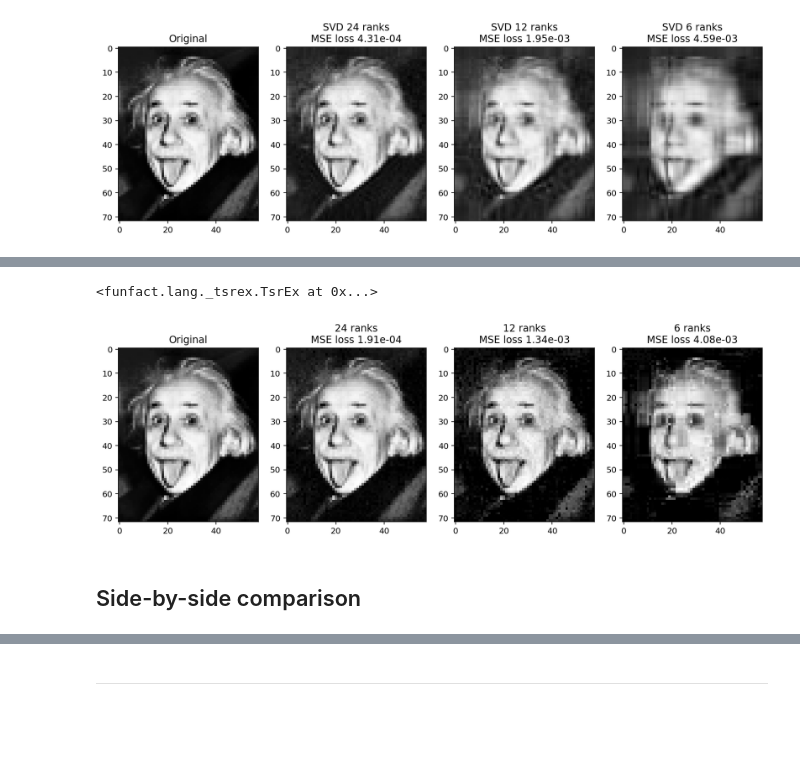
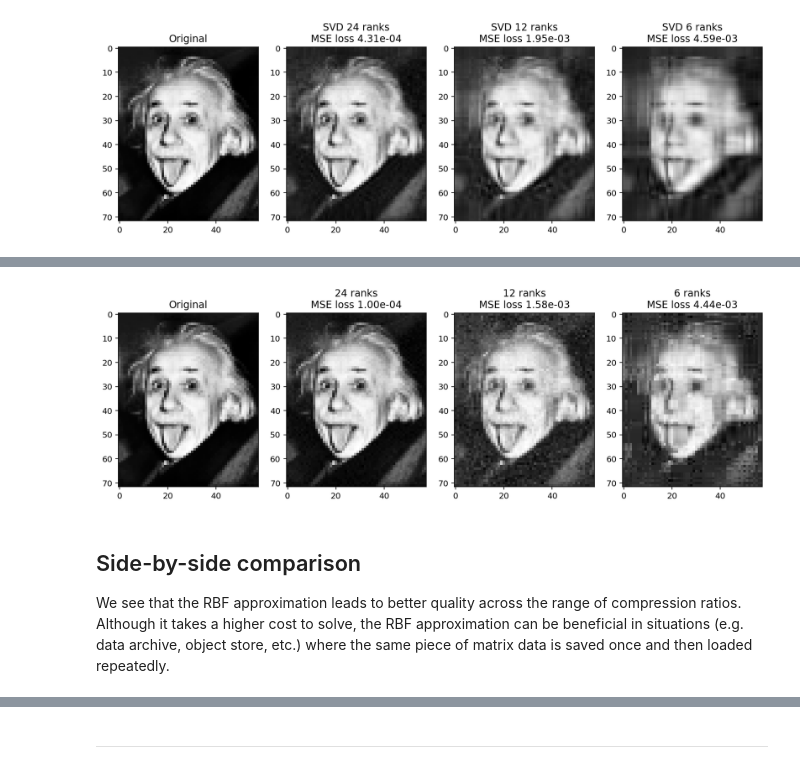
Before and after one commit to yhtang/FunFact, a Jupyter notebook: docs/examples/matrix-approximation.ipynb, the cells around one changed output, grey strips where cells are left out. Drawn from its saved outputs; the diff is of its cells as text; code cells hidden in the pictures; blank space fills up the shorter version.

```diff
--- a/docs/examples/matrix-approximation.ipynb
+++ b/docs/examples/matrix-approximation.ipynb
@@ -29,21 +38,18 @@ ff.use('jax')
 # %%
 img = ski.transform.rescale(ski.io.imread('Einstein_tongue.jpg'), 0.25, anti_aliasing=True)
-img **= 1.8  # gamma correction
+img = ab.tensor(img**1.8)  # gamma correction
 
 ranks = [24, 12, 6]
 U, S, V = np.linalg.svd(img)
-img_svd = []
-for r in ranks:
-    img_svd.append((U[:, :r] * S[:r]) @ V[:r, :])
-
 
 fig, axs = plt.subplots(1, 4, figsize=(14, 4))
 axs[0].imshow(img, cmap='Greys_r')
 axs[0].set_title('Original')
 
-for r, img_compressed, ax in zip(ranks, img_svd, axs[1:]):
+for r, ax in zip(ranks, axs[1:]):
+    img_compressed = ab.tensor((U[:, :r] * S[:r]) @ V[:r, :])
     ax.imshow(img_compressed, cmap='Greys_r')
-    ax.set_title('SVD {} ranks\nMSE loss {:.2e}'.format(r, ff.loss.mse_loss(img_compressed, img)))
+    ax.set_title('SVD {} ranks\nMSE loss {:.2e}'.format(r, ff.loss.mse(img_compressed, img)))
 
 plt.show()
 # %% [output]
@@ -62,13 +70,12 @@ for r, ax in zip(ranks, axs[1:]):
     u = ff.tensor('u', n, r, initializer=ff.initializers.Normal)
     v = ff.tensor('v', m, r, initializer=ff.initializers.Normal)
     i, j, k = ff.indices('i, j, k')
-    tsrex = u[i, j] * v[k, j]
+    tsrex = u[i, k] * v[j, k]
     fac = ff.factorize(tsrex, img, lr=0.1, max_steps=1000)
     fac_svd[r] = fac
     img_compressed = fac()
     ax.imshow(img_compressed, cmap='Greys_r')
-    ax.set_title('{} ranks\nMSE loss {:.2e}'.format(r, ff.loss.mse_loss(img_compressed, img)))
+    ax.set_title('{} ranks\nMSE loss {:.2e}'.format(r, ff.loss.mse(img_compressed, img)))
 
-display(tsrex)
 plt.show()
 # %% [output]
@@ -79,31 +87,31 @@ plt.show()
 # %%
 n, m = img.shape
 
 fig, axs = plt.subplots(1, 4, figsize=(14, 4))
 axs[0].imshow(img, cmap='Greys_r')
 axs[0].set_title('Original')
 fac_rbf = {}
 
 for r, ax in zip(ranks, axs[1:]):
     u = ff.tensor('u', n, r, initializer=ff.initializers.Normal)
     v = ff.tensor('v', m, r, initializer=ff.initializers.Normal)
-    a = ff.tensor('a', r, initializer=ff.initializers.VarianceScaling(scale=np.var(img), axis=0))
+    a = ff.tensor('a', r, initializer=ff.initializers.VarianceScaling(scale=ab.var(img), axis=0))
     b = ff.tensor('b')
     i, j, k = ff.indices('i, j, k')
     tsrex = ff.exp(-(u[i, ~k] - v[j, ~k])**2) * a[k] + b[[]]
-    fac = ff.factorize(tsrex, img, nvec=16, lr=1e-1, max_steps=10000)
+    fac = ff.factorize(tsrex, img, nvec=16, lr=0.05, max_steps=10000)
     fac_rbf[r] = fac
     img_compressed = fac()
     ax.imshow(img_compressed, cmap='Greys_r')
-    ax.set_title('{} ranks\nMSE loss {:.2e}'.format(r, ff.loss.mse_loss(img_compressed, img)))
+    ax.set_title('{} ranks\nMSE loss {:.2e}'.format(r, ff.loss.mse(img_compressed, img)))
 
-display(tsrex)
 plt.show()
 # %% [output]
-<funfact.lang._tsrex.TsrEx at 0x...>
-[figure, old version]
+[figure, new version]
-# %% [markdown]
-## Side-by-side comparison
+# %% [markdown]
+## Side-by-side comparison
+
+We see that the RBF approximation leads to better quality across the range of compression ratios. Although it takes a higher cost to solve, the RBF approximation can be beneficial in situations (e.g. data archive, object store, etc.) where the same piece of matrix data is saved once and then loaded repeatedly.
 # %%
 fig, axs = plt.subplots(len(ranks), 2, figsize=(7, 5.5 * len(ranks)))
 
```
Also changed, not shown: parts of 10 cells of this notebook, 1 other file.
